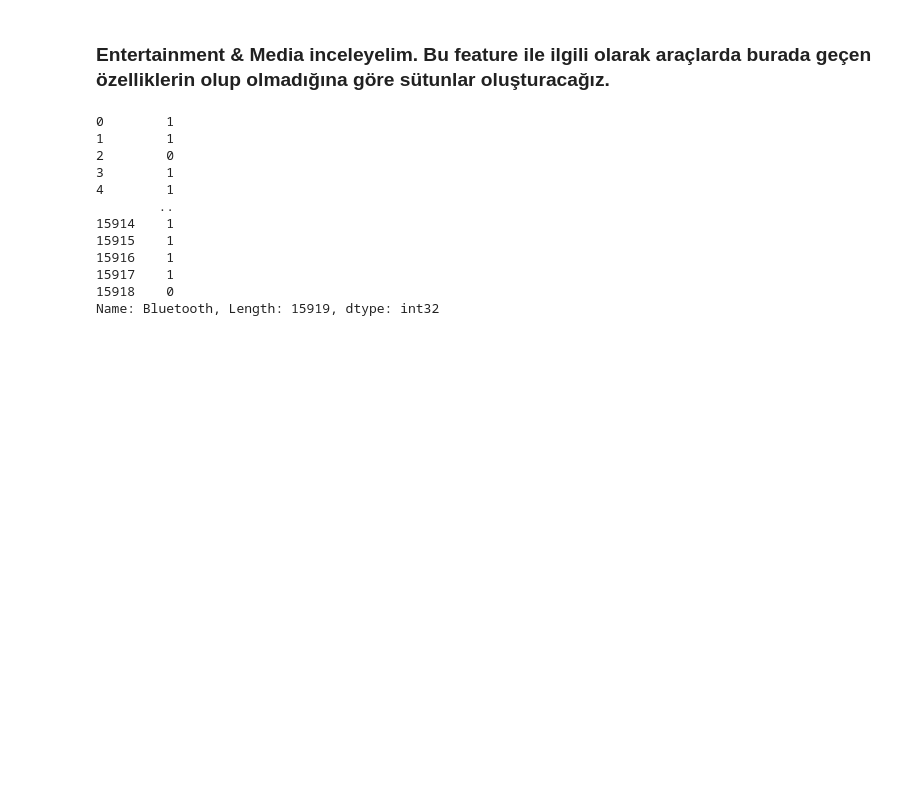
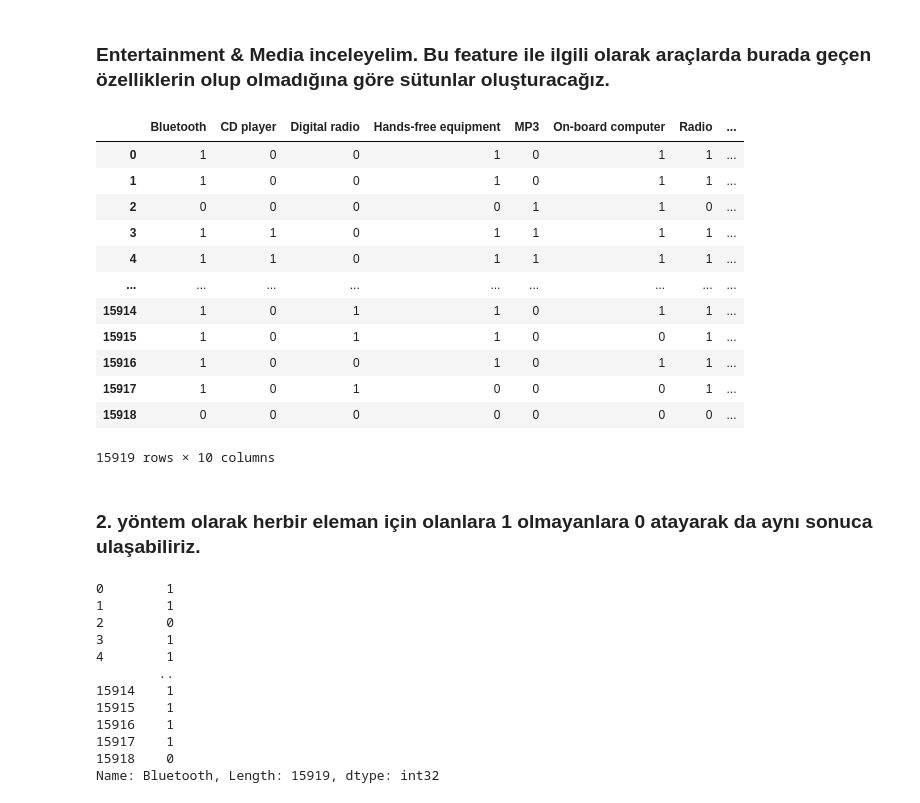
Before and after one commit to StephenKinggg/Data_Science_Course_Repo, a Jupyter notebook: 1. Projects_Assignment/18. DAwPY_Capstone_Project(Auto_Scout)/AutoScout_data_cleaning.ipynb, the cells around one changed output. Cells and saved outputs as stored; diff of their text form; code cells hidden in the pictures; blank space fills up the shorter version.

```diff
--- a/1. Projects_Assignment/18. DAwPY_Capstone_Project(Auto_Scout)/AutoScout_data_cleaning.ipynb
+++ b/1. Projects_Assignment/18. DAwPY_Capstone_Project(Auto_Scout)/AutoScout_data_cleaning.ipynb
@@ -1435,0 +1524,16 @@ temp = df['\nEntertainment & Media\n'].str.extract("(\w.+)").copy()
+# %%
+data['entertainment'].str.get_dummies(sep=",")
+# %% [output]
+|  | Bluetooth | CD player | Digital radio | Hands-free equipment | MP3 | On-board computer | Radio | ... |
+| 0 | 1 | 0 | 0 | 1 | 0 | 1 | 1 | ... |
+| 1 | 1 | 0 | 0 | 1 | 0 | 1 | 1 | ... |
+| 2 | 0 | 0 | 0 | 0 | 1 | 1 | 0 | ... |
+| 3 | 1 | 1 | 0 | 1 | 1 | 1 | 1 | ... |
+| 4 | 1 | 1 | 0 | 1 | 1 | 1 | 1 | ... |
+| ... | ... | ... | ... | ... | ... | ... | ... | ... |
+| 15914 | 1 | 0 | 1 | 1 | 0 | 1 | 1 | ... |
+| 15915 | 1 | 0 | 1 | 1 | 0 | 0 | 1 | ... |
+| 15916 | 1 | 0 | 0 | 1 | 0 | 1 | 1 | ... |
+| 15917 | 1 | 0 | 1 | 0 | 0 | 0 | 1 | ... |
+| 15918 | 0 | 0 | 0 | 0 | 0 | 0 | 0 | ... |
+15919 rows × 10 columns
@@ -1436,3 +1544,5 @@ temp = df['\nEntertainment & Media\n'].str.extract("(\w.+)").copy()
+# %% [markdown]
+### 2. yöntem olarak herbir eleman için olanlara 1 olmayanlara 0 atayarak da aynı sonuca ulaşabiliriz.
 # %%
 data["bluetooth"] = np.where(temp[0].str.contains("Bluetooth"), 1, 0)
 
```
Also changed, not shown: parts of 49 cells of this notebook, 4 other files.
